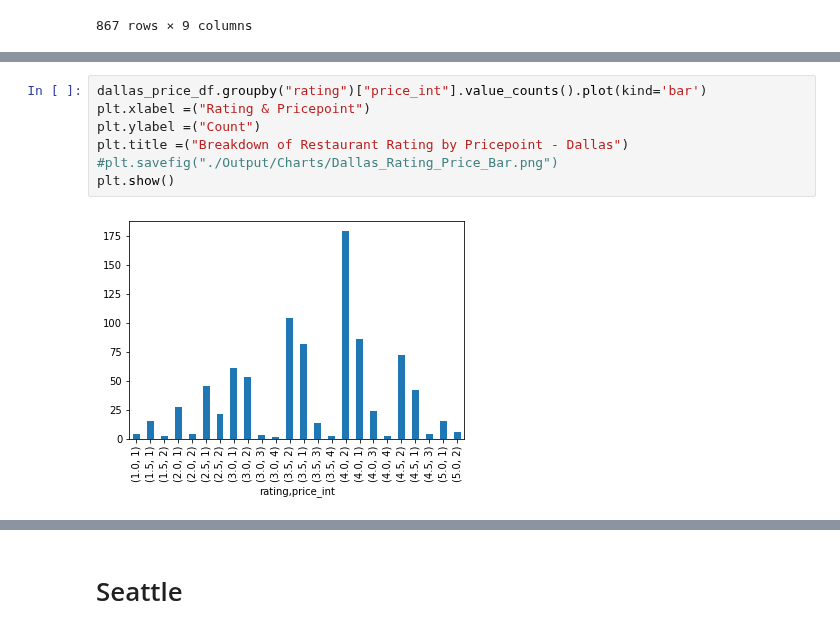
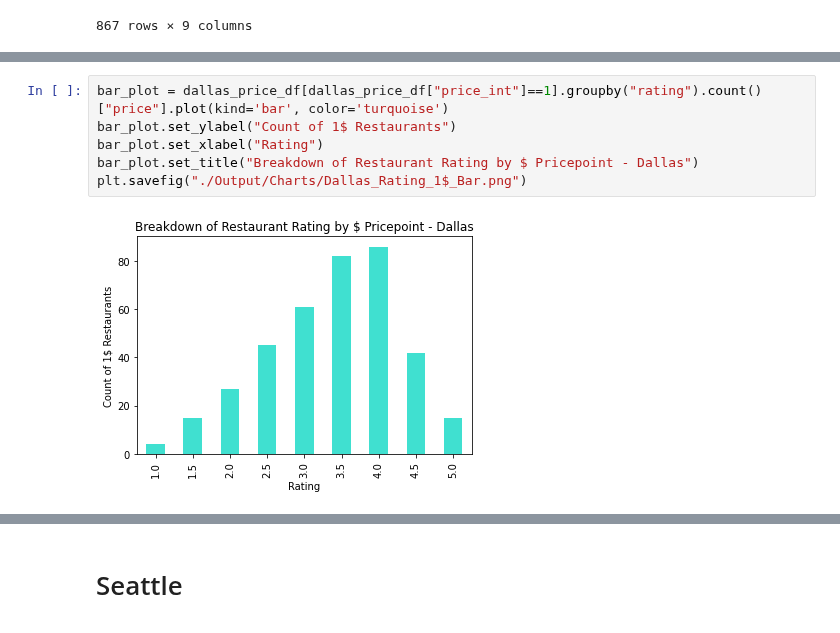
Before and after one commit to DPintacasi/teamcobra_project1, a Jupyter notebook: Scripts/city_visualizations.ipynb, the cells around one changed output, grey strips where cells are left out. Cells and saved outputs as stored; diff of their text form.

Commit message:
SO MANY bar charts! and heat maps! - KD

```diff
--- a/Scripts/city_visualizations.ipynb
+++ b/Scripts/city_visualizations.ipynb
@@ -155,9 +129,8 @@ Name: price, dtype: int64
 # %%
-dallas_price_df.groupby("rating")["price_int"].value_counts().plot(kind='bar')
-plt.xlabel =("Rating & Pricepoint")
-plt.ylabel =("Count")
-plt.title =("Breakdown of Restaurant Rating by Pricepoint - Dallas")
-#plt.savefig("./Output/Charts/Dallas_Rating_Price_Bar.png")
-plt.show()
+bar_plot = dallas_price_df[dallas_price_df["price_int"]==1].groupby("rating").count()["price"].plot(kind='bar', color='turquoise')
+bar_plot.set_ylabel("Count of 1$ Restaurants")
+bar_plot.set_xlabel("Rating")
+bar_plot.set_title("Breakdown of Restaurant Rating by $ Pricepoint - Dallas")
+plt.savefig("./Output/Charts/Dallas_Rating_1$_Bar.png")
 # %% [output]
-[figure, old version]
+[figure, new version]
```
Also changed, not shown: parts of 44 cells of this notebook.
